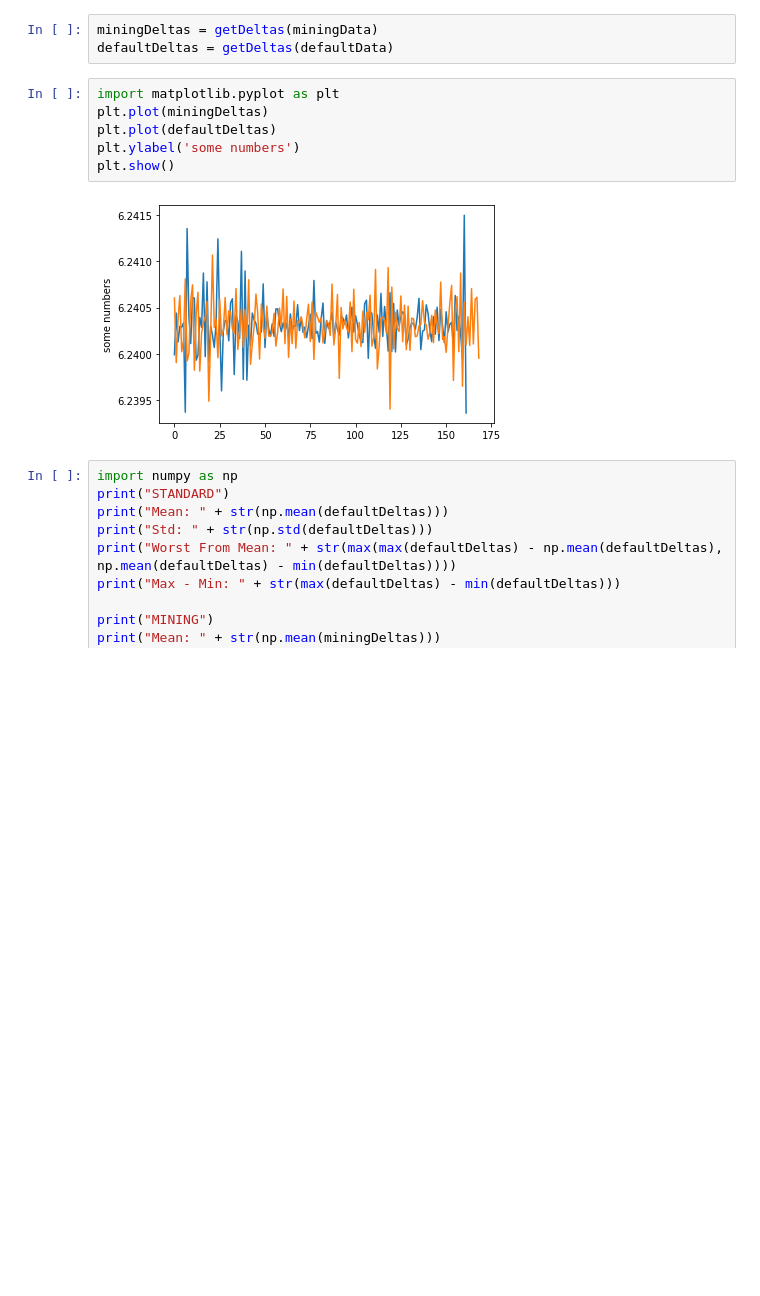
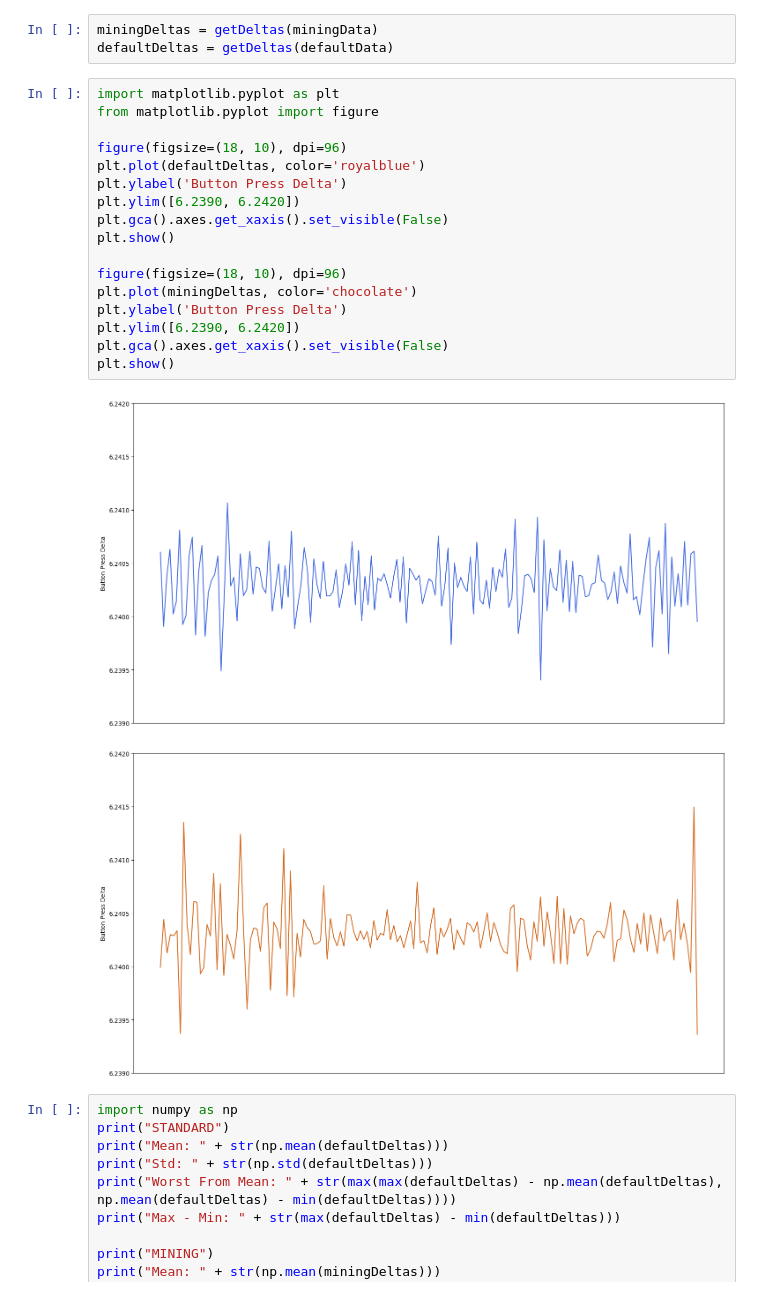
Before and after one commit to davesarmoury/BitcoinStressTest, a Jupyter notebook: PathConsistency.ipynb, the cells around one changed output. Cells and saved outputs as stored; diff of their text form; blank space fills up the shorter version.

Commit message:
Updated consistency notebook and updated script to match circuit diagram

```diff
--- a/PathConsistency.ipynb
+++ b/PathConsistency.ipynb
@@ -20,12 +20,24 @@ miningDeltas = getDeltas(miningData)
 defaultDeltas = getDeltas(defaultData)
 # %%
 import matplotlib.pyplot as plt
-plt.plot(miningDeltas)
-plt.plot(defaultDeltas)
-plt.ylabel('some numbers')
+from matplotlib.pyplot import figure
+
+figure(figsize=(18, 10), dpi=96)
+plt.plot(defaultDeltas, color='royalblue')
+plt.ylabel('Button Press Delta')
+plt.ylim([6.2390, 6.2420])
+plt.gca().axes.get_xaxis().set_visible(False)
 plt.show()
+
+figure(figsize=(18, 10), dpi=96)
+plt.plot(miningDeltas, color='chocolate')
+plt.ylabel('Button Press Delta')
+plt.ylim([6.2390, 6.2420])
+plt.gca().axes.get_xaxis().set_visible(False)
+plt.show()
 # %% [output]
-[figure, old version]
+[figure, new version]
+[figure, added]
 # %%
 import numpy as np
 print("STANDARD")
```
Also changed, not shown: 2 other files.
